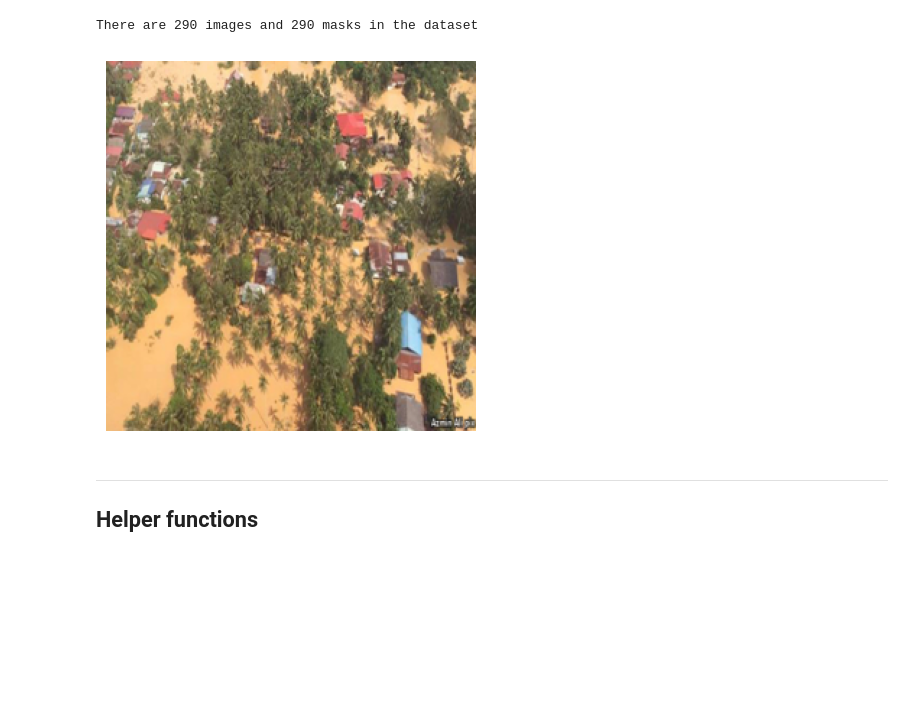
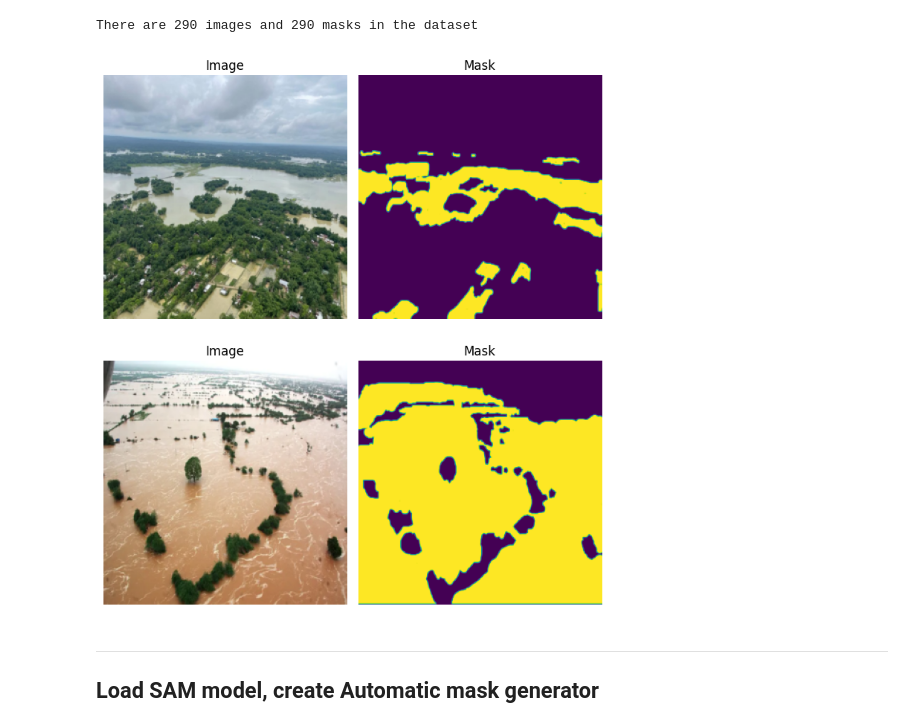
Before and after one commit to tkra90/this-is-cvision, a Jupyter notebook: notebooks/SegmentAnything+visu.ipynb, the cells around one changed output. Drawn from its saved outputs; the diff is of its cells as text; code cells hidden in the pictures; blank space fills up the shorter version.

```diff
--- a/notebooks/SegmentAnything+visu.ipynb
+++ b/notebooks/SegmentAnything+visu.ipynb
@@ -87,11 +168,3 @@ sample_idx = 1
 image, mask = custom_dataset[sample_idx]
 # %% [output]
 There are 290 images and 290 masks in the dataset
-# %%
-plt.imshow(image.permute(1,2,0).numpy())
-plt.axis('off');
-# %% [output]
-[figure, removed]
-# %% [markdown]
-***
-## Helper functions
@@ -99,0 +171,10 @@ plt.axis('off');
+# %%
+# Randomly select samples from the dataset
+
+indices = torch.randperm(len(custom_dataset))[:2]
+show_images_with_masks(custom_dataset, indices)
+# %% [output]
+[figure, added]
+# %% [markdown]
+***
+## Load SAM model, create Automatic mask generator
```
Also changed, not shown: parts of 9 cells of this notebook.
